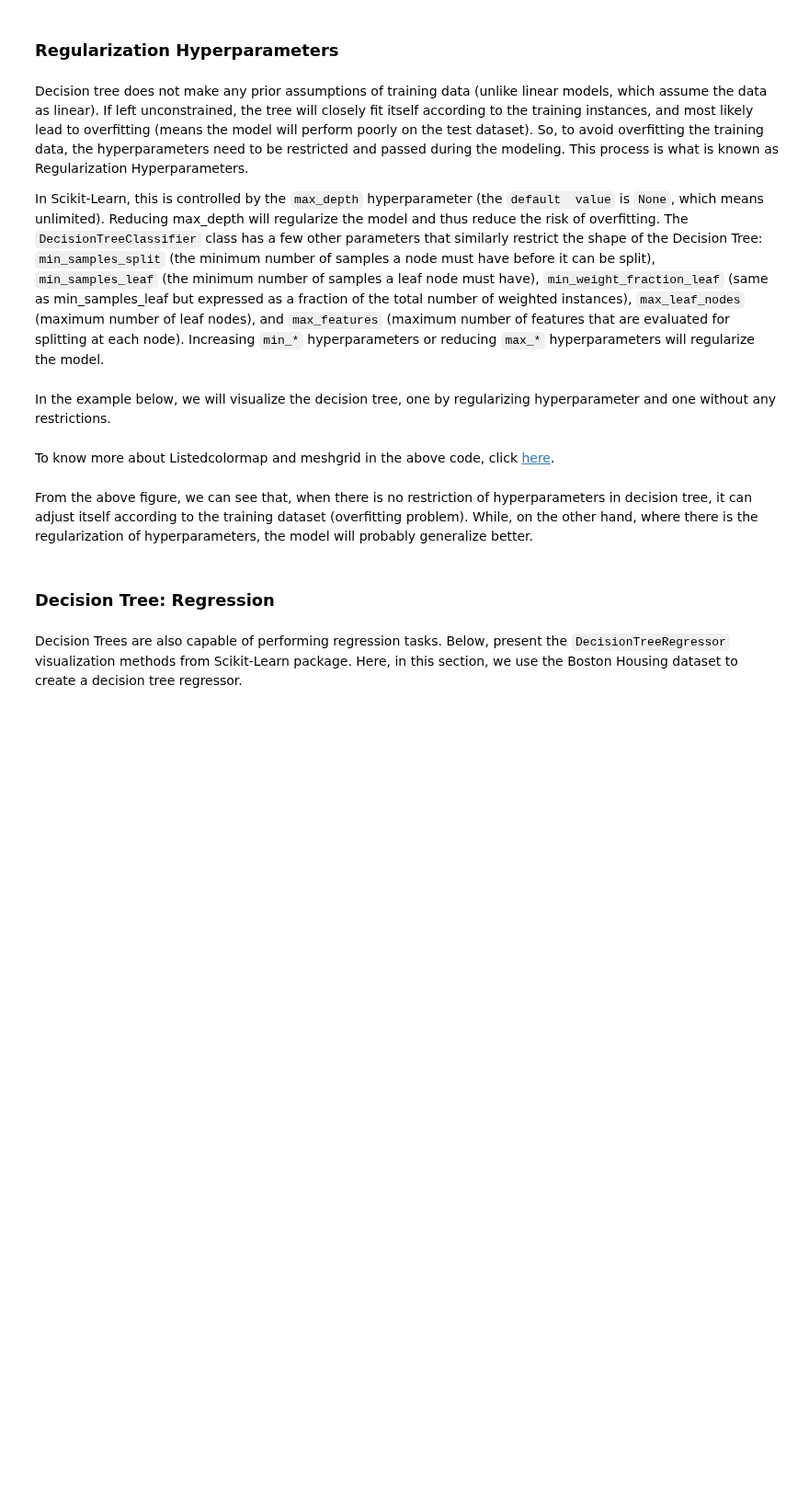
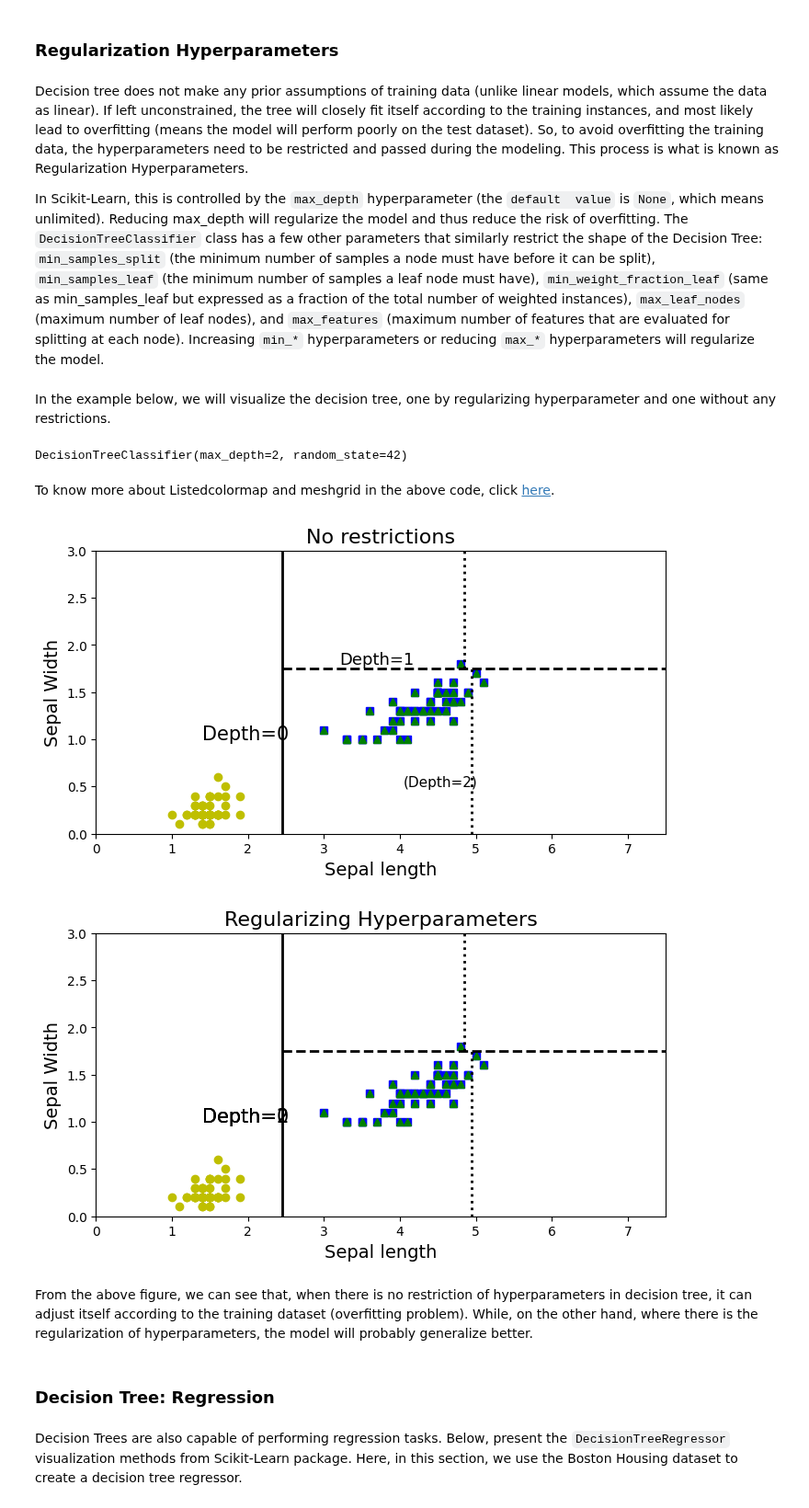
Before and after one commit to deepakk7195/IISC_CDS_DS, a Jupyter notebook: AST_04_Decision_Trees_CART.ipynb, the cells around one changed output. Shown at 92% size. Saved outputs shown, nothing was run; the diff lists cells and outputs as text; code cells hidden in the pictures; blank space fills up the shorter version.

```diff
--- a/AST_04_Decision_Trees_CART.ipynb
+++ b/AST_04_Decision_Trees_CART.ipynb
@@ -382,14 +384,20 @@ In the example below, we will visualize the decision tree, one by regularizing h
 iris = datasets.load_iris()
 X = iris.data[:, 2:]
 # YOUR CODE HERE to create 'y' using iris.target
-
+y = iris.target
 # First tree without restrictions
 tree_clf = DecisionTreeClassifier(random_state=42)
 tree_clf.fit(X, y)
 
 # Second tree with hyperparameters
 # YOUR CODE HERE to create 'tree_clf2' using DecisionTreeClassifier with (max_depth =2, min_samples_leaf =1, min_samples_split = 2, random_state=2)
+tree_clf2 = DecisionTreeClassifier(random_state=42, max_depth =2, min_samples_leaf =1, min_samples_split = 2)
+tree_clf2.fit(X, y)
+
 # YOUR CODE HERE to fit 'tree_clf2' on (X, y)
+tree_clf2.fit(X, y)
+# %% [output]
+DecisionTreeClassifier(max_depth=2, random_state=42)
 # %%
 # Define a function for plotting decision boundary
 def plot_decision_boundary(clf, X, y, axes=[0, 7.5, 0, 3], iris = True, legend=False, plot_training=True):
@@ -397,7 +405,7 @@ def plot_decision_boundary(clf, X, y, axes=[0, 7.5, 0, 3], iris = True, legend=F
     # define array for x1 and x2 axes
     x1s = np.linspace(axes[0], axes[1], 100)
     # YOUR CODE HERE to create 'x2s' with (axes[2], axes[3], 100)
-
+    x2s = np.linspace(axes[0], axes[2],axes[3], 100)
     # make N-D coordinate arrays for vectorized evaluations of N-D scalar/vector fields over N-D grids
     x1, x2 = np.meshgrid(x1s, x2s)
 
@@ -417,12 +425,14 @@ def plot_decision_boundary(clf, X, y, axes=[0, 7.5, 0, 3], iris = True, legend=F
         plt.plot(X[:, 0][y==1], X[:, 1][y==1], "bs", label="Iris versicolor")
         # plot Virginica in green
         # YOUR CODE HERE to plot Virginica using ("g^", label="Iris virginica")
+        plt.plot(X[:, 0][y==1], X[:, 1][y==1], "g^", label="Iris virginica")
         plt.axis(axes)
 
     if iris:
         # define x_axes label
         plt.xlabel("Sepal length", fontsize=14)
         # define y_axes label
+        plt.ylabel("Sepal Width", fontsize=14)
         # YOUR CODE HERE to set ylabel as "Sepal width" with fontsize=14
 
     if legend:
@@ -432,32 +442,40 @@ To know more about Listedcolormap and meshgrid in the above code, click [here](h
 # %%
 # Plot both the decision tree
 plt.figure(figsize=(8, 4))
 
 # call the plot_decision_boundary function for tree_clf
 plot_decision_boundary(tree_clf, X, y)
 plt.plot([2.45, 2.45], [0, 3], "k-", linewidth=2)
 plt.plot([2.45, 7.5], [1.75, 1.75], "k--", linewidth=2)
 plt.plot([4.95, 4.95], [0, 1.75], "k:", linewidth=2)
 plt.plot([4.85, 4.85], [1.75, 3], "k:", linewidth=2)
 plt.title("No restrictions", fontsize=16)
 plt.text(1.40, 1.0, "Depth=0", fontsize=15)
 plt.text(3.2, 1.80, "Depth=1", fontsize=13)
 plt.text(4.05, 0.5, "(Depth=2)", fontsize=11)
 
 plt.figure(figsize=(8, 4))
 
 # call the plot_decision_boundary function for tree_clf2
 plot_decision_boundary(tree_clf2, X, y)
 plt.plot([2.45, 2.45], [0, 3], "k-", linewidth=2)
 # YOUR CODE HERE to plot dashed line with ([2.45, 7.5], [1.75, 1.75], "k--", linewidth=2)
+plt.plot([2.45, 7.5], [1.75, 1.75], "k--", linewidth=2)
 # YOUR CODE HERE to plot dotted line with ([4.95, 4.95], [0, 1.75], "k:", linewidth=2)
+plt.plot([4.95, 4.95], [0, 1.75], "k:", linewidth=2)
 # YOUR CODE HERE to plot dotted line with ([4.85, 4.85], [1.75, 3], "k:", linewidth=2)
+plt.plot([4.85, 4.85], [1.75, 3], "k:", linewidth=2)
 plt.title("Regularizing Hyperparameters", fontsize=16)
 # YOUR CODE HERE to add "Depth=0" text
+plt.text(1.40, 1.0, "Depth=0", fontsize=15)
 # YOUR CODE HERE to add "Depth=1" text
+plt.text(1.40, 1.0, "Depth=1", fontsize=15)
 # YOUR CODE HERE to add "(Depth=2)"text
-
+plt.text(1.40, 1.0, "Depth=2", fontsize=15)
 plt.show()
+# %% [output]
+[figure, added]
+[figure, added]
 # %% [markdown]
 From the above figure, we can see that, when there is no restriction of hyperparameters in decision tree, it can adjust itself according to the training dataset (overfitting problem). While, on the other hand, where there is the regularization of hyperparameters, the model will probably generalize better.
 # %% [markdown]
```
Also changed, not shown: parts of 19 cells of this notebook.
